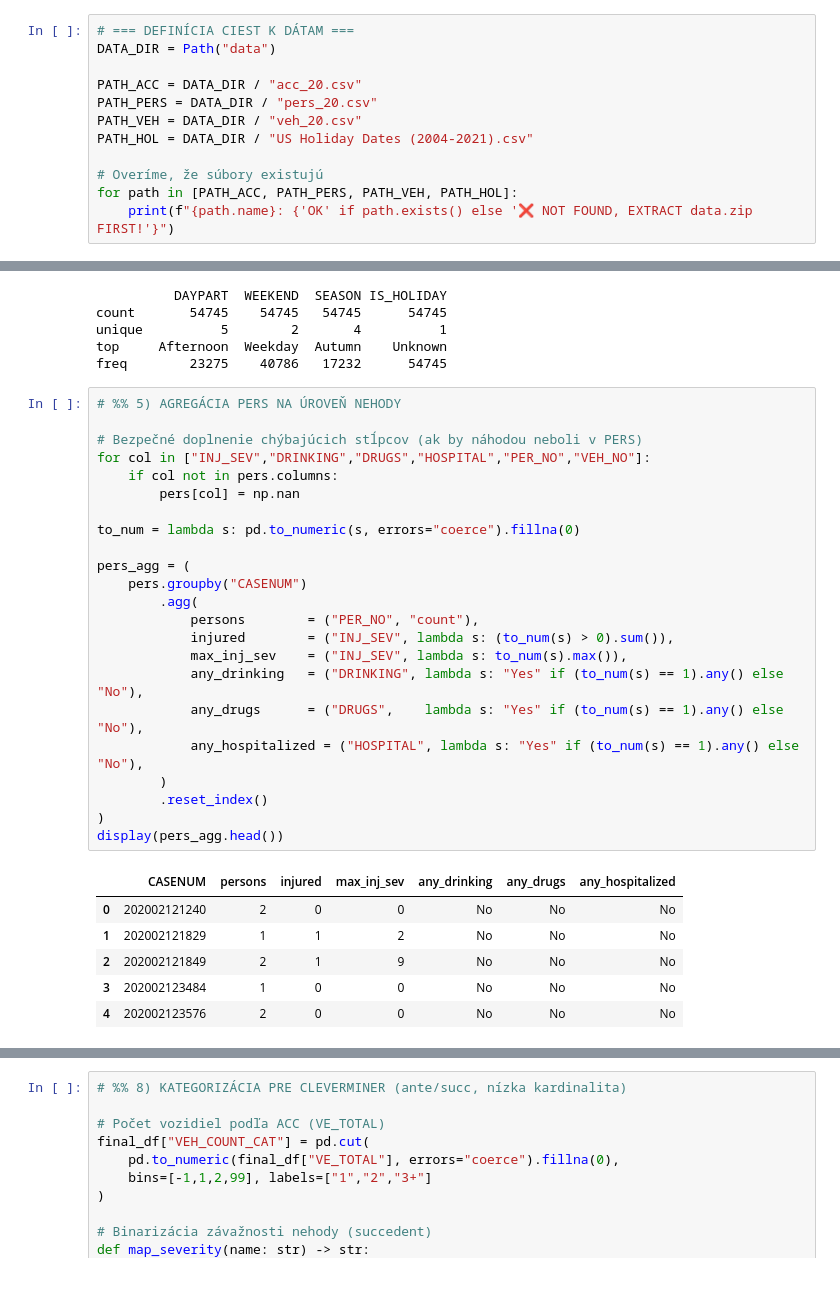
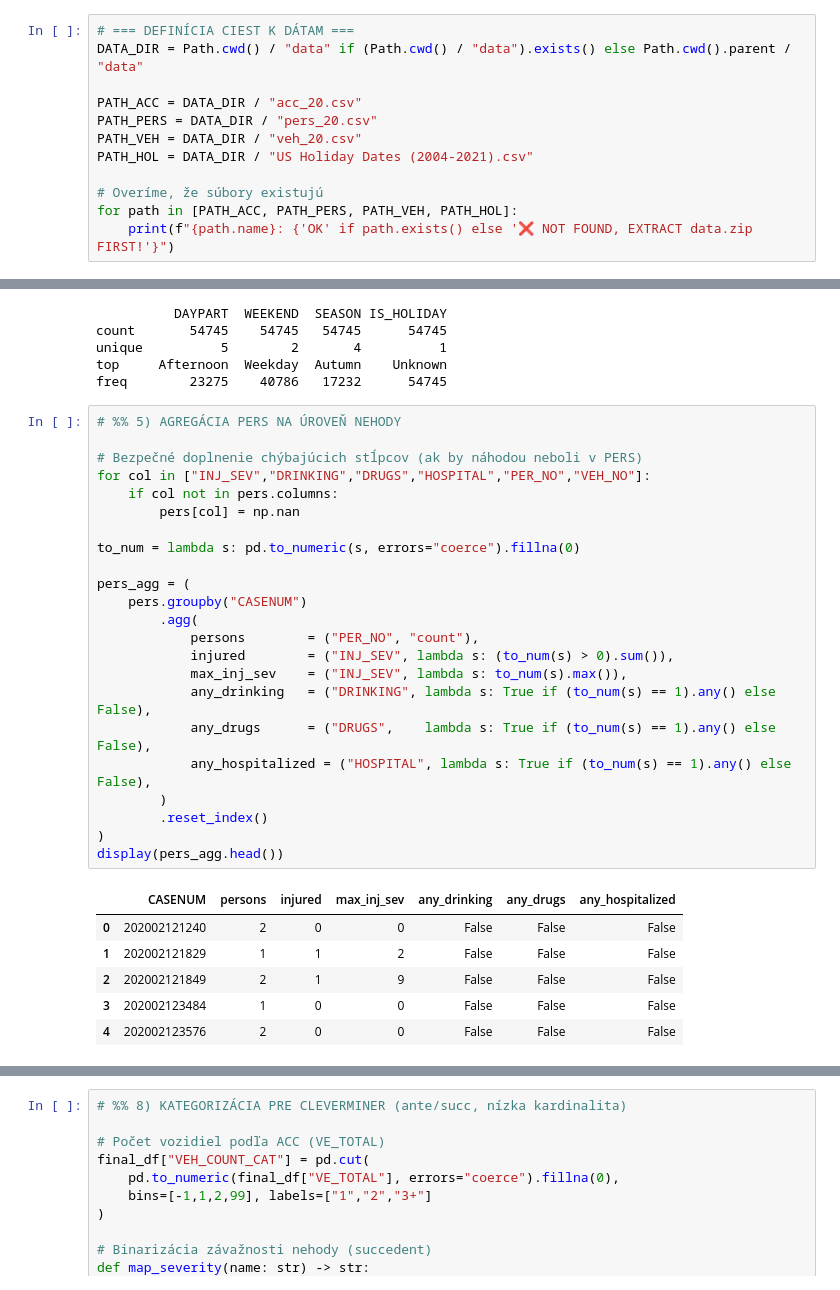
Before and after one commit to vikd00/4IZ460-SP, a Jupyter notebook: notebooks/analysis.ipynb, the cells around one changed output, grey strips where cells are left out. Drawn from its saved outputs; the diff is of its cells as text.

```diff
--- a/notebooks/analysis.ipynb
+++ b/notebooks/analysis.ipynb
@@ -12,7 +12,7 @@ pd.set_option('display.max_columns', 100)
 pd.set_option('display.width', 120)
 # %%
 # === DEFINÍCIA CIEST K DÁTAM ===
-DATA_DIR = Path("data")
+DATA_DIR = Path.cwd() / "data" if (Path.cwd() / "data").exists() else Path.cwd().parent / "data"
 
 PATH_ACC = DATA_DIR / "acc_20.csv"
 PATH_PERS = DATA_DIR / "pers_20.csv"
@@ -199,33 +241,33 @@ freq        23275    40786   17232      54745
 # %%
 # %% 5) AGREGÁCIA PERS NA ÚROVEŇ NEHODY
 
 # Bezpečné doplnenie chýbajúcich stĺpcov (ak by náhodou neboli v PERS)
 for col in ["INJ_SEV","DRINKING","DRUGS","HOSPITAL","PER_NO","VEH_NO"]:
     if col not in pers.columns:
         pers[col] = np.nan
 
 to_num = lambda s: pd.to_numeric(s, errors="coerce").fillna(0)
 
 pers_agg = (
     pers.groupby("CASENUM")
         .agg(
             persons        = ("PER_NO", "count"),
             injured        = ("INJ_SEV", lambda s: (to_num(s) > 0).sum()),
             max_inj_sev    = ("INJ_SEV", lambda s: to_num(s).max()),
-            any_drinking   = ("DRINKING", lambda s: "Yes" if (to_num(s) == 1).any() else "No"),
-            any_drugs      = ("DRUGS",    lambda s: "Yes" if (to_num(s) == 1).any() else "No"),
-            any_hospitalized = ("HOSPITAL", lambda s: "Yes" if (to_num(s) == 1).any() else "No"),
+            any_drinking   = ("DRINKING", lambda s: True if (to_num(s) == 1).any() else False),
+            any_drugs      = ("DRUGS",    lambda s: True if (to_num(s) == 1).any() else False),
+            any_hospitalized = ("HOSPITAL", lambda s: True if (to_num(s) == 1).any() else False),
         )
         .reset_index()
 )
 display(pers_agg.head())
 # %% [output]
 |  | CASENUM | persons | injured | max_inj_sev | any_drinking | any_drugs | any_hospitalized |
-| 0 | 202002121240 | 2 | 0 | 0 | No | No | No |
-| 1 | 202002121829 | 1 | 1 | 2 | No | No | No |
-| 2 | 202002121849 | 2 | 1 | 9 | No | No | No |
-| 3 | 202002123484 | 1 | 0 | 0 | No | No | No |
-| 4 | 202002123576 | 2 | 0 | 0 | No | No | No |
+| 0 | 202002121240 | 2 | 0 | 0 | False | False | False |
+| 1 | 202002121829 | 1 | 1 | 2 | False | False | False |
+| 2 | 202002121849 | 2 | 1 | 9 | False | False | False |
+| 3 | 202002123484 | 1 | 0 | 0 | False | False | False |
+| 4 | 202002123576 | 2 | 0 | 0 | False | False | False |
 # %%
 # %% 6) AGREGÁCIA VEH NA ÚROVEŇ NEHODY
 
```
Also changed, not shown: parts of 6 cells of this notebook.
